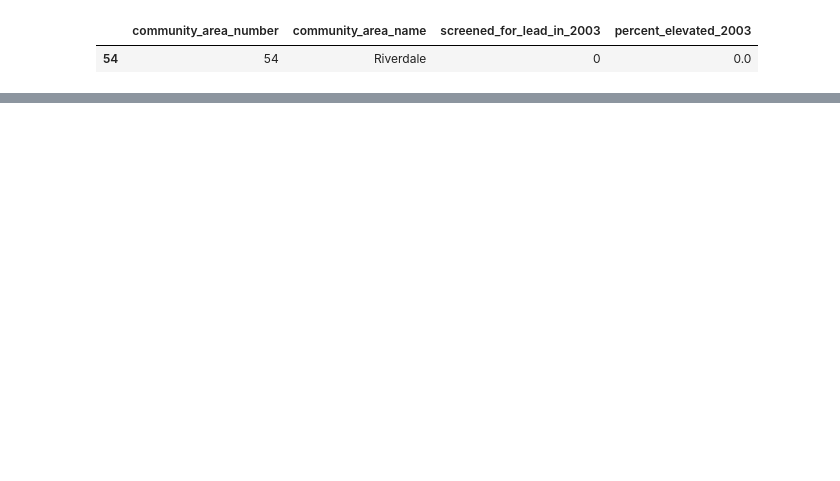
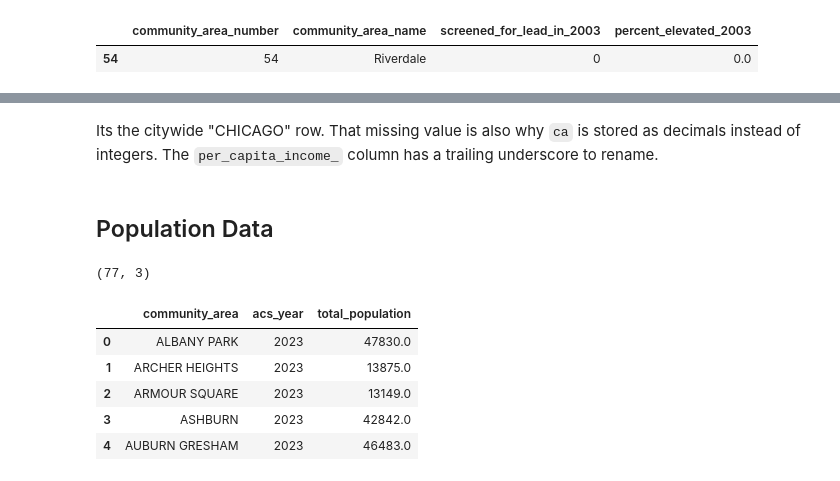
Before and after one commit to brianna-o/lead-crime-chicago, a Jupyter notebook: notebooks/01_explore.ipynb, the cells around one changed output, grey strips where cells are left out. Drawn from its saved outputs; the diff is of its cells as text; code cells hidden in the pictures; blank space fills up the shorter version.

```diff
--- a/notebooks/01_explore.ipynb
+++ b/notebooks/01_explore.ipynb
@@ -46,0 +245,18 @@ df.describe()
+# %% [markdown]
+Its the citywide "CHICAGO" row. That missing value is also why `ca` is stored as decimals instead of integers. The `per_capita_income_` column has a trailing underscore to rename.
+# %% [markdown]
+## Population Data
+# %%
+pop = pd.read_csv("../data/raw/population.csv")
+pop.shape
+# %% [output]
+(77, 3)
+# %%
+pop.head()
+# %% [output]
+|  | community_area | acs_year | total_population |
+| 0 | ALBANY PARK | 2023 | 47830.0 |
+| 1 | ARCHER HEIGHTS | 2023 | 13875.0 |
+| 2 | ARMOUR SQUARE | 2023 | 13149.0 |
+| 3 | ASHBURN | 2023 | 42842.0 |
+| 4 | AUBURN GRESHAM | 2023 | 46483.0 |
```
Also changed, not shown: parts of 47 cells of this notebook, 1 other file.
